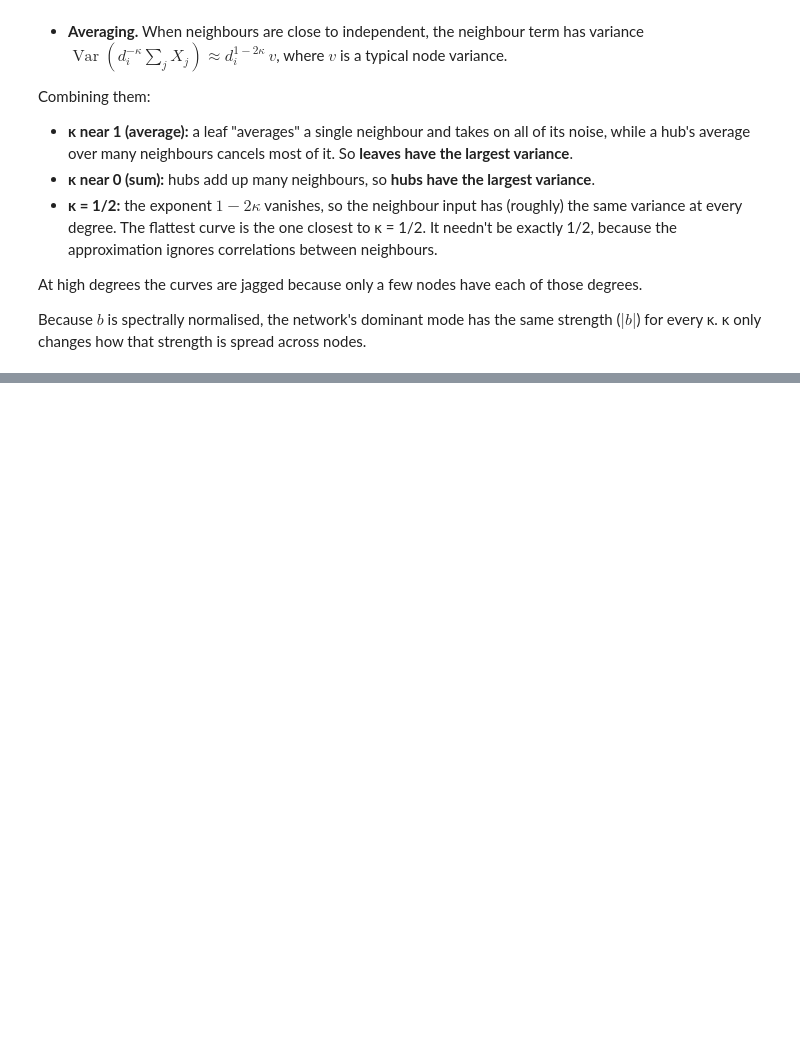
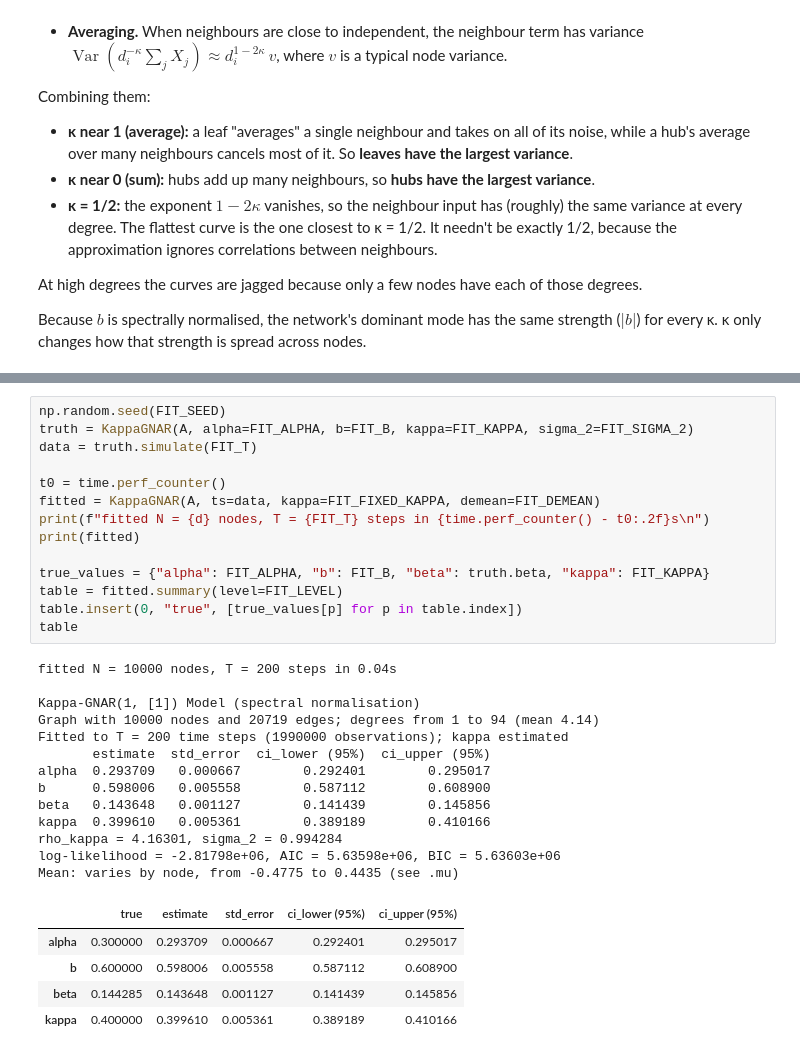
Before and after one commit to LorenzoFerri01/GNAR-Python, a Jupyter notebook: examples/kappa_gnar.ipynb, the cells around one changed output, grey strips where cells are left out. Cells and saved outputs as stored; diff of their text form; blank space fills up the shorter version.

```diff
--- a/examples/kappa_gnar.ipynb
+++ b/examples/kappa_gnar.ipynb
@@ -188,0 +214,33 @@ Because $b$ is spectrally normalised, the network's dominant mode has the same s
+# %%
+np.random.seed(FIT_SEED)
+truth = KappaGNAR(A, alpha=FIT_ALPHA, b=FIT_B, kappa=FIT_KAPPA, sigma_2=FIT_SIGMA_2)
+data = truth.simulate(FIT_T)
+
+t0 = time.perf_counter()
+fitted = KappaGNAR(A, ts=data, kappa=FIT_FIXED_KAPPA, demean=FIT_DEMEAN)
+print(f"fitted N = {d} nodes, T = {FIT_T} steps in {time.perf_counter() - t0:.2f}s\n")
+print(fitted)
+
+true_values = {"alpha": FIT_ALPHA, "b": FIT_B, "beta": truth.beta, "kappa": FIT_KAPPA}
+table = fitted.summary(level=FIT_LEVEL)
+table.insert(0, "true", [true_values[p] for p in table.index])
+table
+# %% [output]
+fitted N = 10000 nodes, T = 200 steps in 0.04s
+
+Kappa-GNAR(1, [1]) Model (spectral normalisation)
+Graph with 10000 nodes and 20719 edges; degrees from 1 to 94 (mean 4.14)
+Fitted to T = 200 time steps (1990000 observations); kappa estimated
+       estimate  std_error  ci_lower (95%)  ci_upper (95%)
+alpha  0.293709   0.000667        0.292401        0.295017
+b      0.598006   0.005558        0.587112        0.608900
+beta   0.143648   0.001127        0.141439        0.145856
+kappa  0.399610   0.005361        0.389189        0.410166
+rho_kappa = 4.16301, sigma_2 = 0.994284
+log-likelihood = -2.81798e+06, AIC = 5.63598e+06, BIC = 5.63603e+06
+Mean: varies by node, from -0.4775 to 0.4435 (see .mu)
+|  | true | estimate | std_error | ci_lower (95%) | ci_upper (95%) |
+| alpha | 0.300000 | 0.293709 | 0.000667 | 0.292401 | 0.295017 |
+| b | 0.600000 | 0.598006 | 0.005558 | 0.587112 | 0.608900 |
+| beta | 0.144285 | 0.143648 | 0.001127 | 0.141439 | 0.145856 |
+| kappa | 0.400000 | 0.399610 | 0.005361 | 0.389189 | 0.410166 |
```
Also changed, not shown: parts of 7 cells of this notebook.
